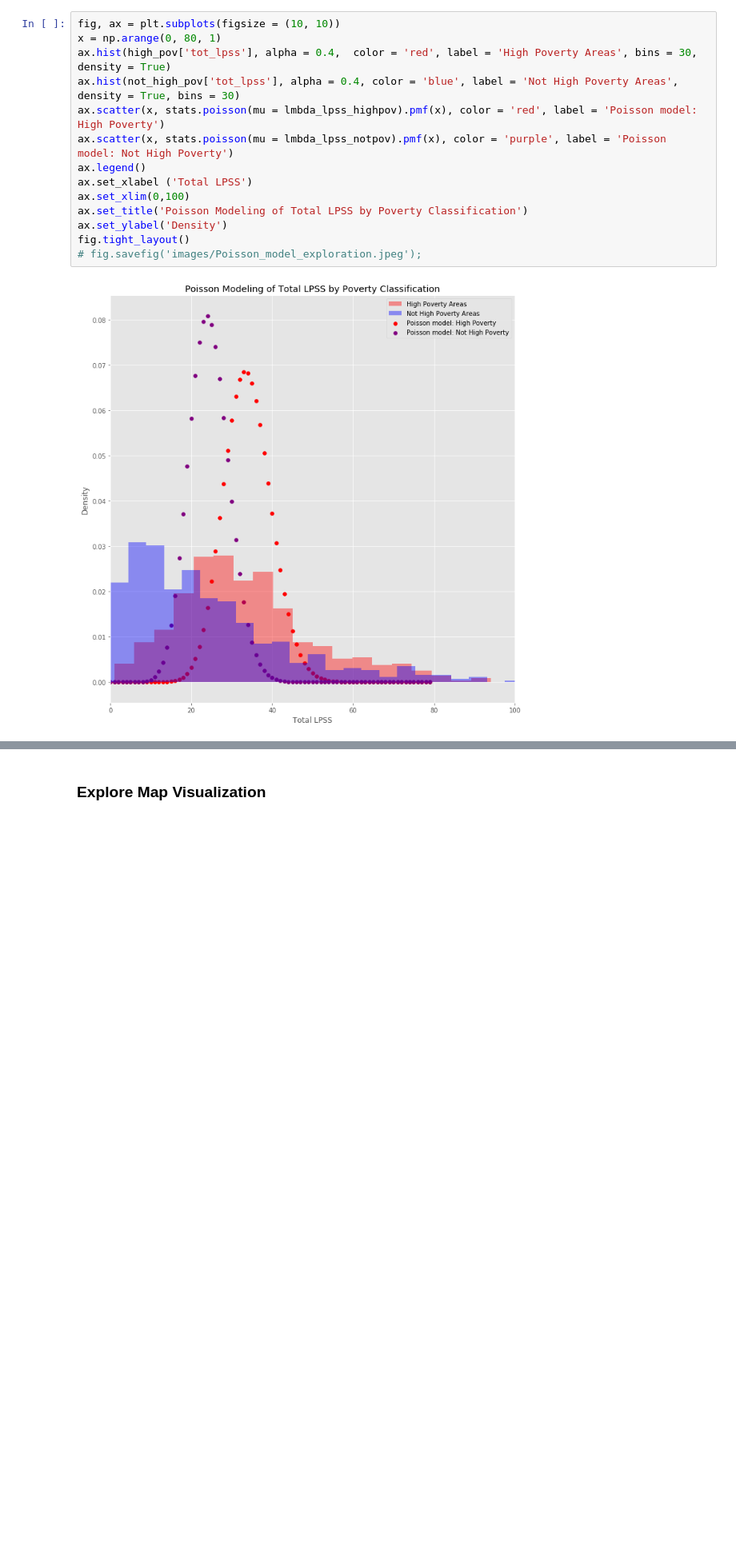
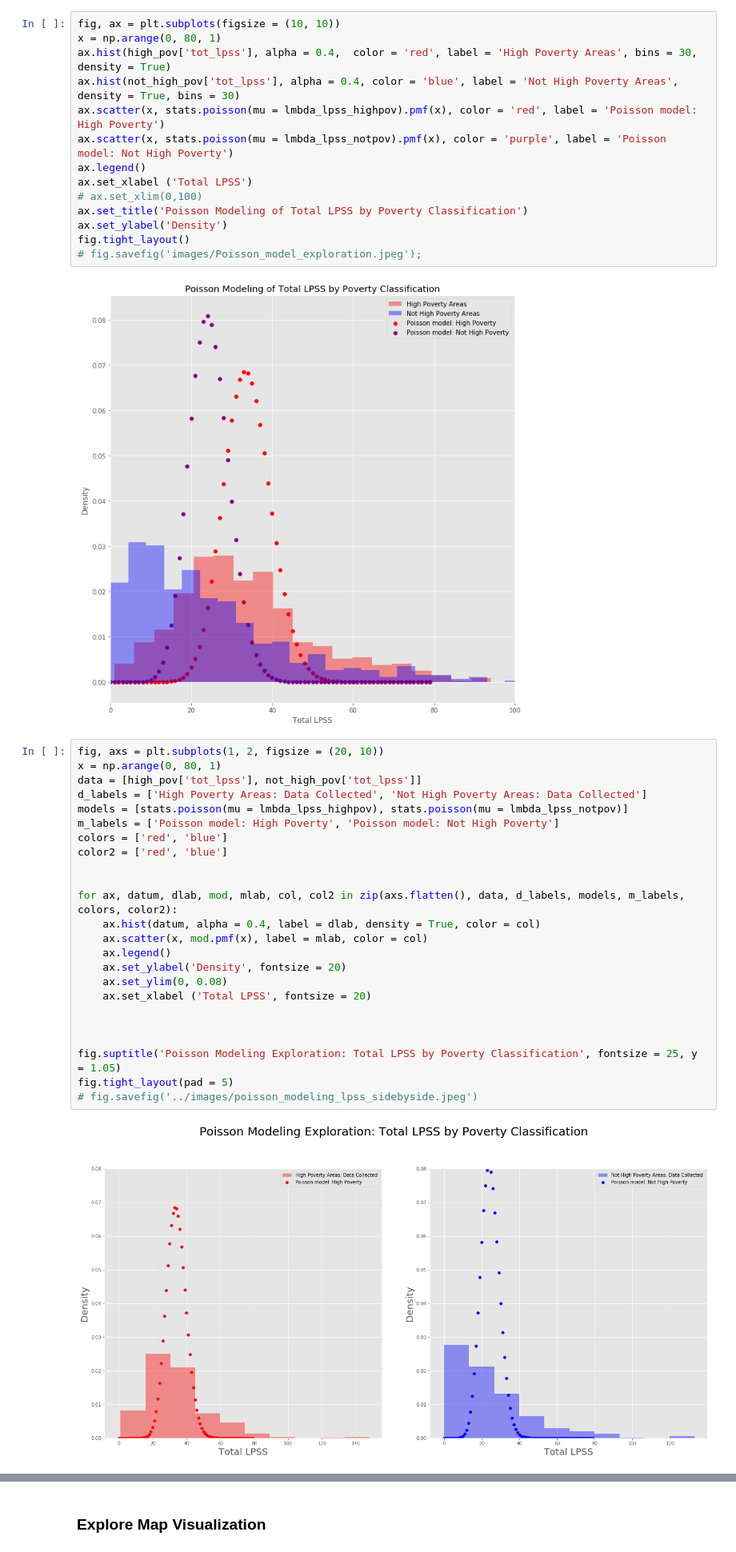
Before and after one commit to jamiewessels/Philly_Food_Access, a Jupyter notebook: notebooks/Exploratory_Data_Analysis.ipynb, the cells around one changed output, grey strips where cells are left out. Shown at 80% size. Drawn from its saved outputs; the diff is of its cells as text; blank space fills up the shorter version.

```diff
--- a/notebooks/Exploratory_Data_Analysis.ipynb
+++ b/notebooks/Exploratory_Data_Analysis.ipynb
@@ -808,10 +811,36 @@ ax.scatter(x, stats.poisson(mu = lmbda_lpss_highpov).pmf(x), color = 'red', labe
 ax.scatter(x, stats.poisson(mu = lmbda_lpss_notpov).pmf(x), color = 'purple', label = 'Poisson model: Not High Poverty')
 ax.legend()
 ax.set_xlabel ('Total LPSS')
-ax.set_xlim(0,100)
+# ax.set_xlim(0,100)
 ax.set_title('Poisson Modeling of Total LPSS by Poverty Classification')
 ax.set_ylabel('Density')
 fig.tight_layout()
 # fig.savefig('images/Poisson_model_exploration.jpeg');
 # %% [output]
 [figure]
+# %%
+fig, axs = plt.subplots(1, 2, figsize = (20, 10))
+x = np.arange(0, 80, 1)
+data = [high_pov['tot_lpss'], not_high_pov['tot_lpss']]
+d_labels = ['High Poverty Areas: Data Collected', 'Not High Poverty Areas: Data Collected']
+models = [stats.poisson(mu = lmbda_lpss_highpov), stats.poisson(mu = lmbda_lpss_notpov)]
+m_labels = ['Poisson model: High Poverty', 'Poisson model: Not High Poverty']
+colors = ['red', 'blue']
+color2 = ['red', 'blue']
+
+
+for ax, datum, dlab, mod, mlab, col, col2 in zip(axs.flatten(), data, d_labels, models, m_labels, colors, color2):
+    ax.hist(datum, alpha = 0.4, label = dlab, density = True, color = col)
+    ax.scatter(x, mod.pmf(x), label = mlab, color = col)
+    ax.legend()
+    ax.set_ylabel('Density', fontsize = 20)
+    ax.set_ylim(0, 0.08)
+    ax.set_xlabel ('Total LPSS', fontsize = 20)
+
+
+
+fig.suptitle('Poisson Modeling Exploration: Total LPSS by Poverty Classification', fontsize = 25, y = 1.05)
+fig.tight_layout(pad = 5)
+# fig.savefig('../images/poisson_modeling_lpss_sidebyside.jpeg')
+# %% [output]
+[figure, added]
```
Also changed, not shown: parts of 9 cells of this notebook, 13 other files.
